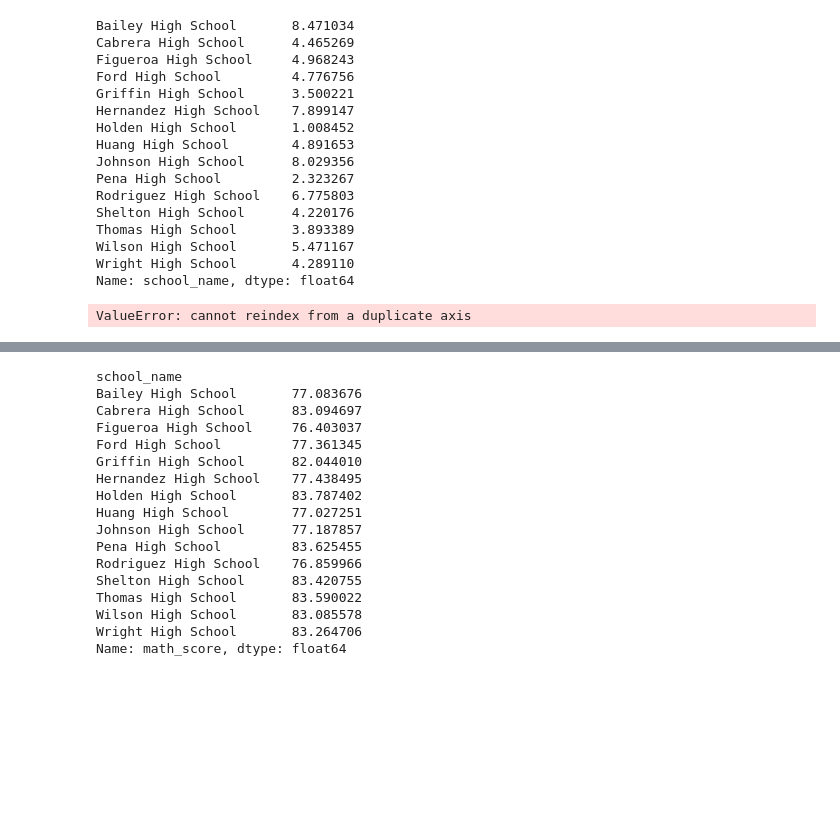
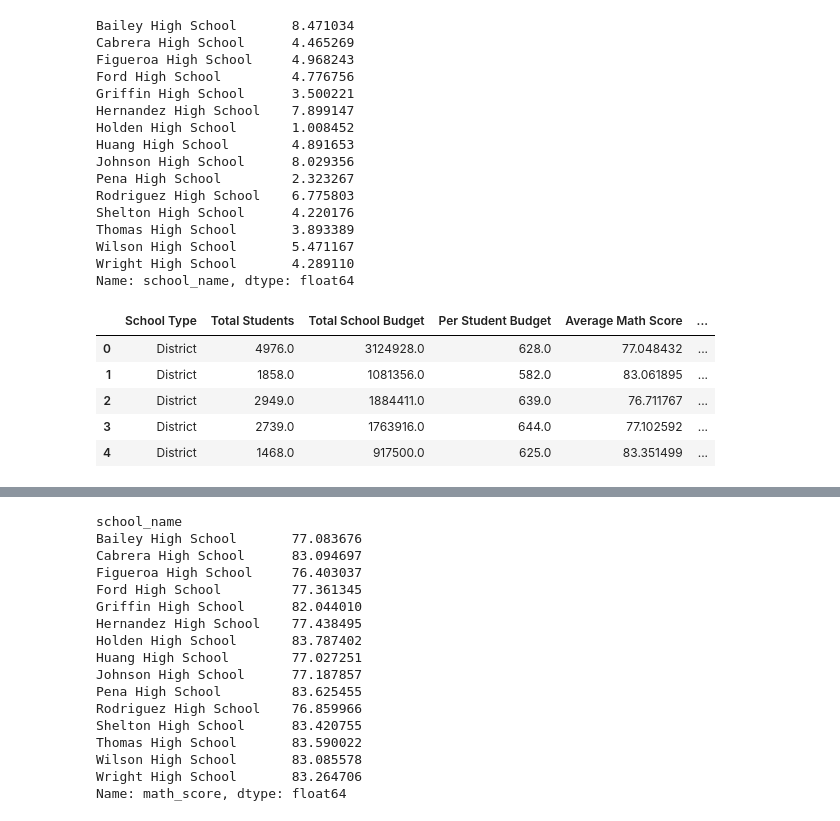
Before and after one commit to SOathout/pandas-challenge-, a Jupyter notebook: pandas-challenge-.ipynb, the cells around one changed output, grey strips where cells are left out. Drawn from its saved outputs; the diff is of its cells as text; code cells hidden in the pictures; blank space fills up the shorter version.

```diff
--- a/pandas-challenge-.ipynb
+++ b/pandas-challenge-.ipynb
@@ -323,21 +328,33 @@ Wilson High School       5.471167
 Wright High School       4.289110
 Name: school_name, dtype: float64
 # %%
-school_summary_df = pd.DataFrame({
-                                  "School Type": school_type_df,
-                                  "Total Students": school_students_df,
-                                  "Total School Budget": school_budget_df,
-                                  "Per Student Budget": per_student_budget_df,
-                                  "Average Math Score": school_avg_math_score_df,
-                                  "Average Reading Score": school_avg_reading_score_df,
-                                  "Percent Passing Math": percent_sch_pass_math_df,
-                                  "Percent Passing Reading": percent_sch_pass_reading_df,
-                                  "Percent Overall Passing": school_overall_pass_rate_df
+school_type_df = school_type_df.reset_index(drop=True)
+school_students_df = school_students_df.reset_index(drop=True)
+school_budget_df = school_budget_df.reset_index(drop=True)
+per_student_budget_df = per_student_budget_df.reset_index(drop=True)
+school_avg_math_score_df = school_avg_math_score_df.reset_index(drop=True)
+school_avg_reading_score_df = school_avg_reading_score_df.reset_index(drop=True)
+percent_sch_pass_math_df = percent_sch_pass_math_df.reset_index(drop=True)
+percent_sch_pass_reading_df = percent_sch_pass_reading_df.reset_index(drop=True)
+school_overall_pass_rate_df = school_overall_pass_rate_df.reset_index(drop=True)
 
-})
-school_summary_df
+school_summary_df = pd.DataFrame({"School Type":school_type_df,
+                                  "Total Students":school_students_df,
+                                  "Total School Budget":school_budget_df,
+                                  "Per Student Budget":per_student_budget_df,
+                                  "Average Math Score":school_avg_math_score_df,
+                                  "Average Reading Score":school_avg_reading_score_df,
+                                  "% Passing Math":percent_sch_pass_math_df,
+                                  "% Passing Reading":percent_sch_pass_reading_df,
+                                  "% Overall Passing Rate":school_overall_pass_rate_df})
+school_summary_df.head()
 # %% [output]
-ValueError: cannot reindex from a duplicate axis
+|  | School Type | Total Students | Total School Budget | Per Student Budget | Average Math Score | ... |
+| 0 | District | 4976.0 | 3124928.0 | 628.0 | 77.048432 | ... |
+| 1 | District | 1858.0 | 1081356.0 | 582.0 | 83.061895 | ... |
+| 2 | District | 2949.0 | 1884411.0 | 639.0 | 76.711767 | ... |
+| 3 | District | 2739.0 | 1763916.0 | 644.0 | 77.102592 | ... |
+| 4 | District | 1468.0 | 917500.0 | 625.0 | 83.351499 | ... |
 # %%
 top_perform_school_df = school_summary_df.sort_values(["% Overall Passing Rate" ],
                                         ascending=False)
```
Also changed, not shown: parts of 19 cells of this notebook.
